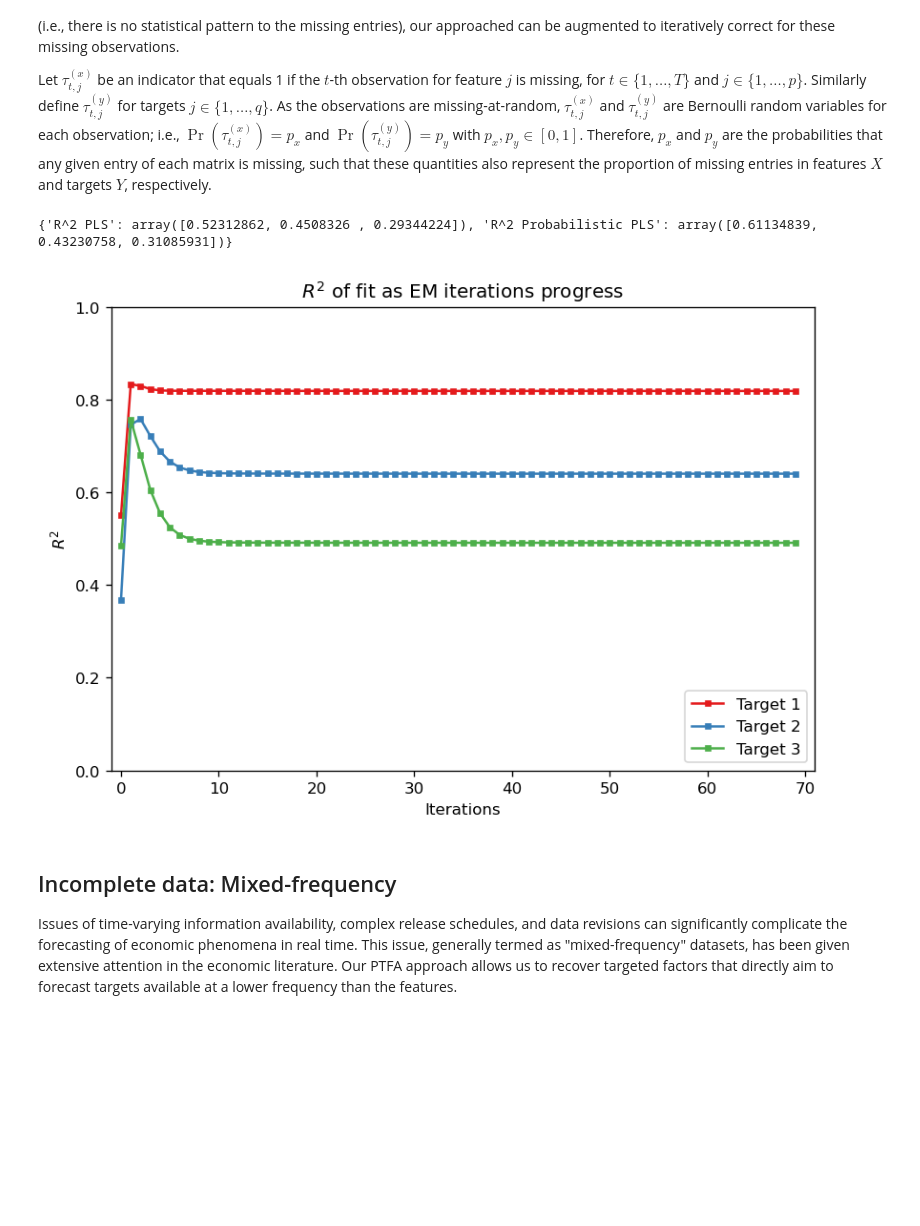
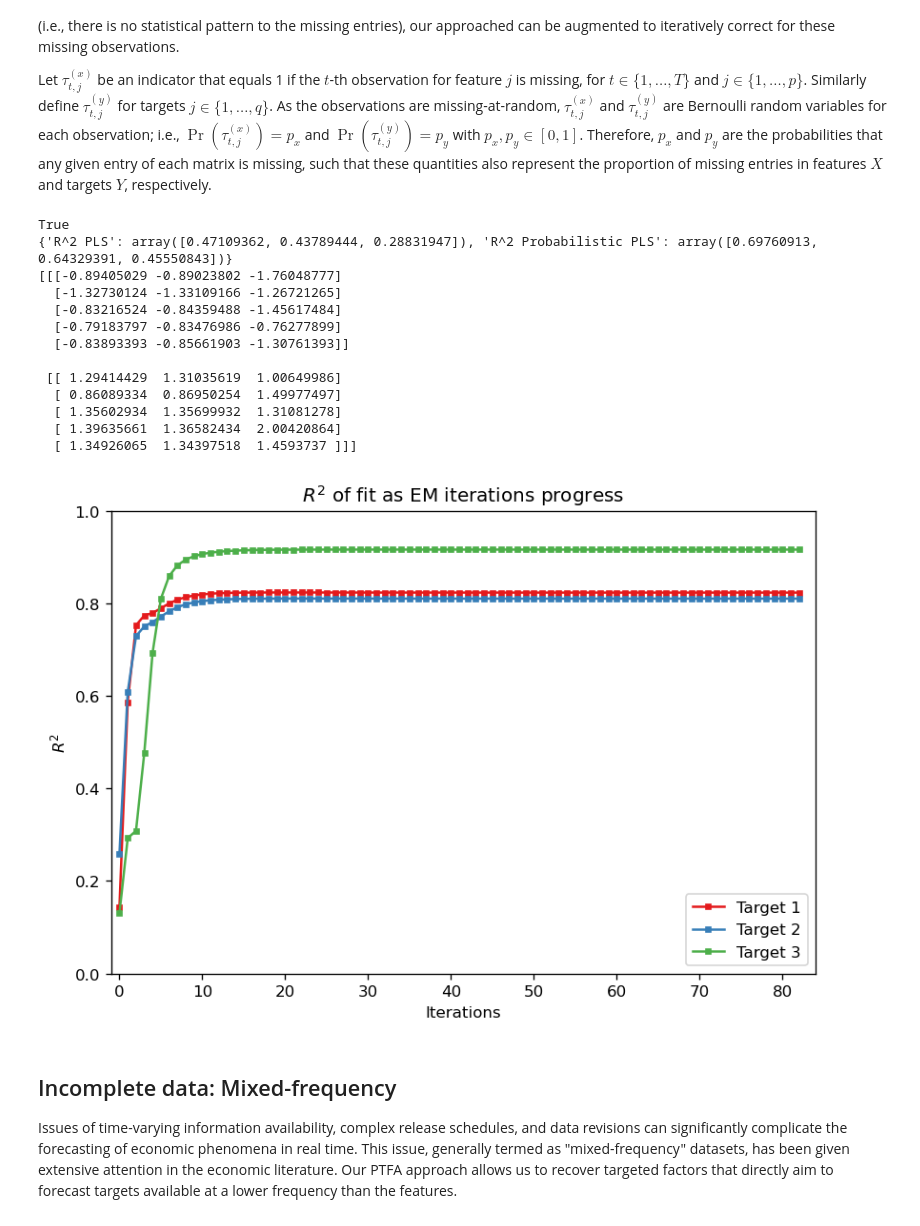
Before and after one commit to smonto2/PTFA, a Jupyter notebook: example.ipynb, the cells around one changed output. Drawn from its saved outputs; the diff is of its cells as text; code cells hidden in the pictures; blank space fills up the shorter version.

Commit message:
Corrected all EM and prediction calculations

```diff
--- a/example.ipynb
+++ b/example.ipynb
@@ -129,12 +150,14 @@ for sequences $\sigma_{x} = (\sigma_{x, 1}, \ldots, \sigma_{x, p})$ and $\sigma_
 rho_x, rho_y = 0.5, 0.5
 true_sigma_x = np.array([rho_x**j for j in range(p)])
 true_sigma_y = np.array([rho_y**j for j in range(q)])
-seed_value = 12345
 
 # Generate synthetic data using the provided function
-X, Y, F, P_true, Q_true, Sigma_x, Sigma_y = ptfa.generation.generate_data_system(T, p, q, k, true_sigma_x, true_sigma_y, seed_value)
+X, Y, F, P_true, Q_true, Sigma_x, Sigma_y = ptfa.generation.generate_data_system(T, p, q, k, true_sigma_x, true_sigma_y, rng)
 X = (X - X.mean(axis = 0)) / X.std(axis = 0)
 Y = (Y - Y.mean(axis = 0)) / Y.std(axis = 0)
+
+# Generate synthetic predictors for forecasting
+X_pred = rng.normal(size = [h, p])
 
 # Apply PLS regression
 pls = PLSRegression(n_components=k)
@@ -146,9 +169,19 @@ ptfa_system = ptfa.ProbabilisticTFA(n_components=k)
 ptfa_system.fit(X, Y, standardize = True, track_r2 = True)
 Y_fitted_ptfa_system = ptfa_system.fitted()
 
+# Out-of-sample prediction using both methods
+Y_pred_pls_system = pls.predict(X_pred)
+Y_pred_ptfa_system, Y_variance_ptfa_system = ptfa_system.predict(X_pred, standardize = False, compute_variance = True)
+
 # Compute R-squared for both models and compare them
 r2_pls_system = r2_score(Y, Y_fitted_pls_system, multioutput = "raw_values")
 r2_ptfa_system = r2_score(Y, Y_fitted_ptfa_system, multioutput = "raw_values")
 r2_results = {"R^2 PLS": r2_pls_system, "R^2 Probabilistic PLS": r2_ptfa_system}
 print(r2_results)
+
+# Obtain predicted confidence intervals for the prediction of Y using PTFA
+Y_se_ptfa_system = np.sqrt(np.diag(Y_variance_ptfa_system))
+CI_bounds = np.outer([-1, 1], 1.96 * Y_se_ptfa_system)
+CI_ptfa_system = np.stack([Y_pred_ptfa_system + CI_bounds[0], Y_pred_ptfa_system + CI_bounds[1]])
+print(CI_ptfa_system)
 # %% [output]
@@ -216,45 +260,71 @@ Let $\tau_{t,j}^{(x)}$ be an indicator that equals 1 if the $t$-th observation f
 # Simulation control parameters
 true_sigma_x, true_sigma_y = 1.0, 1.0
 proportion = 0.2
-seed_value = 12345
 
 # Generate synthetic data using the provided function
 X_masked, Y_masked, F, P_true, Q_true = ptfa.generation.generate_data_missingatrandom(T, p, q, k, true_sigma_x, true_sigma_y,
-                                                                      proportion_x=proportion, seed_value=seed_value)
+                                                                      proportion_x=proportion, rng=rng)
 X_masked = (X_masked - X_masked.mean(axis = 0)) / X_masked.std(axis = 0)
 Y_masked = (Y_masked - Y_masked.mean(axis = 0)) / Y_masked.std(axis = 0)
+
+print(np.any(X_masked.mask))
+
+# Generate synthetic predictors for forecasting
+X_pred = rng.normal(size = [h, p])
 
 # Apply PLS regression (after imputation)
 pls = PLSRegression(n_components=k)
 pls.fit(X_masked.filled(), Y_masked.filled())
 Y_fitted_pls_missing = pls.predict(X_masked.filled())
 
 # Apply our PTFA EM method
 ptfa_missing = ptfa.ProbabilisticTFA(n_components=k)
-ptfa_missing.fit(X, Y)
+ptfa_missing.fit(X_masked, Y_masked)
 Y_fitted_ptfa_missing = ptfa_missing.fitted()
+
+# Out-of-sample prediction using both methods
+Y_pred_pls_missing = pls.predict(X_pred)
+Y_pred_ptfa_missing, Y_variance_ptfa_missing = ptfa_missing.predict(X_pred, standardize = False, compute_variance = True)
 
 # Compute R-squared for both models and compare them
 r2_pls = r2_score(Y_masked.data, Y_fitted_pls_missing, multioutput = "raw_values")
 r2_ptfa_missing = r2_score(Y_masked.data, Y_fitted_ptfa_missing, multioutput = "raw_values")
 r2_results = {"R^2 PLS": r2_pls, "R^2 Probabilistic PLS": r2_ptfa_missing}
 print(r2_results)
+
+# Obtain predicted confidence intervals for the prediction of Y using PTFA
+Y_se_ptfa_missing = np.sqrt(np.diag(Y_variance_ptfa_missing))
+CI_bounds = np.outer([-1, 1], 1.96 * Y_se_ptfa_missing)
+CI_ptfa_missing = np.stack([Y_pred_ptfa_missing + CI_bounds[0], Y_pred_ptfa_missing + CI_bounds[1]])
+print(CI_ptfa_missing)
 
 # Plot path of R-squared in PTFA
 max_iterations = ptfa_missing.r2_array.shape[0]
 plt.figure(figsize=(7, 5), dpi=120)
 plt.title("$R^2$ of fit as EM iterations progress")
 for i in range(q):
     plt.plot(ptfa_missing.r2_array[:, i], "s-", color=colors(i), label=names[i], markersize=3)
 plt.axis([-1, max_iterations+1, 0, 1])
 plt.xlabel("Iterations")
 plt.ylabel("$R^2$")
 plt.legend(loc="lower right")
 plt.tight_layout()
 plt.show()
 # %% [output]
-{'R^2 PLS': array([0.52312862, 0.4508326 , 0.29344224]), 'R^2 Probabilistic PLS': array([0.61134839, 0.43230758, 0.31085931])}
+True
+{'R^2 PLS': array([0.47109362, 0.43789444, 0.28831947]), 'R^2 Probabilistic PLS': array([0.69760913, 0.64329391, 0.45550843])}
+[[[-0.89405029 -0.89023802 -1.76048777]
+  [-1.32730124 -1.33109166 -1.26721265]
+  [-0.83216524 -0.84359488 -1.45617484]
+  [-0.79183797 -0.83476986 -0.76277899]
+  [-0.83893393 -0.85661903 -1.30761393]]
+
+ [[ 1.29414429  1.31035619  1.00649986]
+  [ 0.86089334  0.86950254  1.49977497]
+  [ 1.35602934  1.35699932  1.31081278]
+  [ 1.39635661  1.36582434  2.00420864]
+  [ 1.34926065  1.34397518  1.4593737 ]]]
-[figure, old version]
+[figure, new version]
 # %% [markdown]
 ## Incomplete data: Mixed-frequency
 Issues of time-varying information availability, complex release schedules, and data revisions can significantly complicate the forecasting of economic phenomena in real time. This issue, generally termed as "mixed-frequency" datasets, has been given extensive attention in the economic literature. Our PTFA approach allows us to recover targeted factors that directly aim to forecast targets available at a lower frequency than the features.
```
Also changed, not shown: parts of 10 cells of this notebook, 15 other files.
